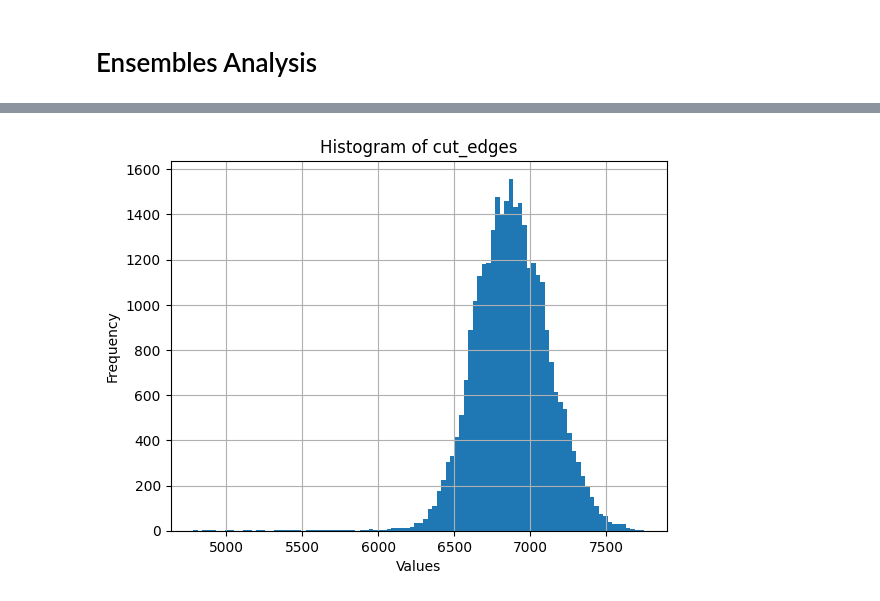
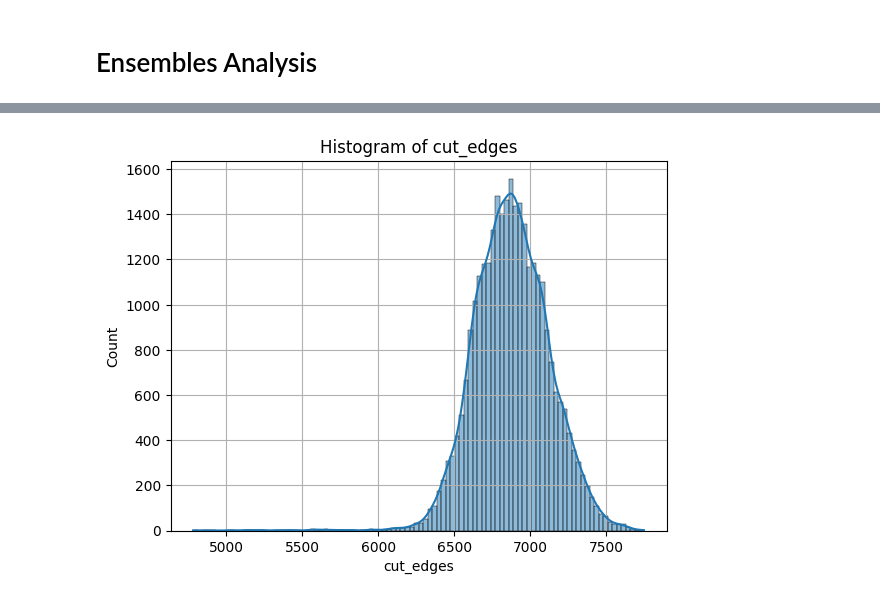
Before and after one commit to PedroPinheiro62/North-Dakota-Redistricting-Analysis, a Jupyter notebook: Ensembles Analysis.ipynb, the cells around one changed output, grey strips where cells are left out. Cells and saved outputs as stored; diff of their text form; code cells hidden in the pictures.

```diff
--- a/Ensembles Analysis.ipynb
+++ b/Ensembles Analysis.ipynb
@@ -108,13 +73,11 @@ plt.show()
 # %%
-column_name = 'cut_edges'
-df[column_name].hist(bins=100)
-plt.xlabel('Values')
-plt.ylabel('Frequency')
-plt.title('Histogram of {}'.format(column_name))
+# Draw histograms for "cut_edges" column using Seaborn
+sns.histplot(df['cut_edges'], bins=100, kde=True)
+plt.title('Histogram of cut_edges')
 plt.grid(True)
 plt.show()
 # %% [output]
-[figure, old version]
+[figure, new version]
 # %%
 nat_maj_df = pd.DataFrame()
 nat_vap_maj_df = pd.DataFrame()
```
Also changed, not shown: parts of 31 cells of this notebook.
